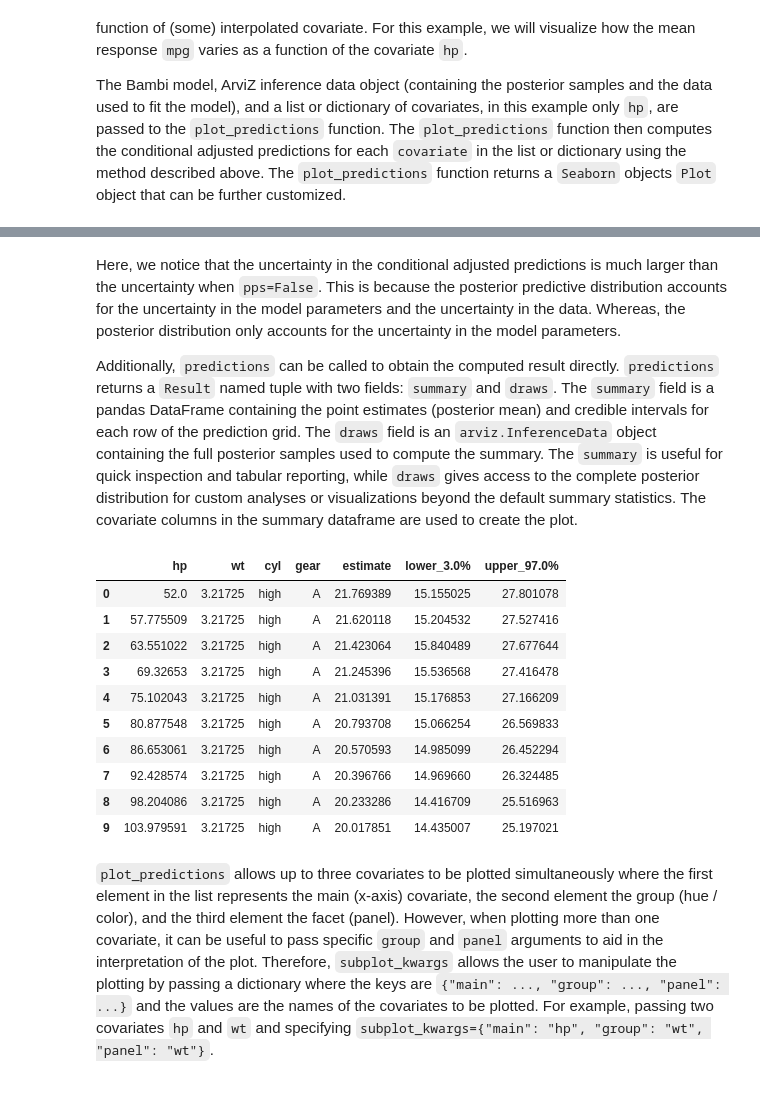
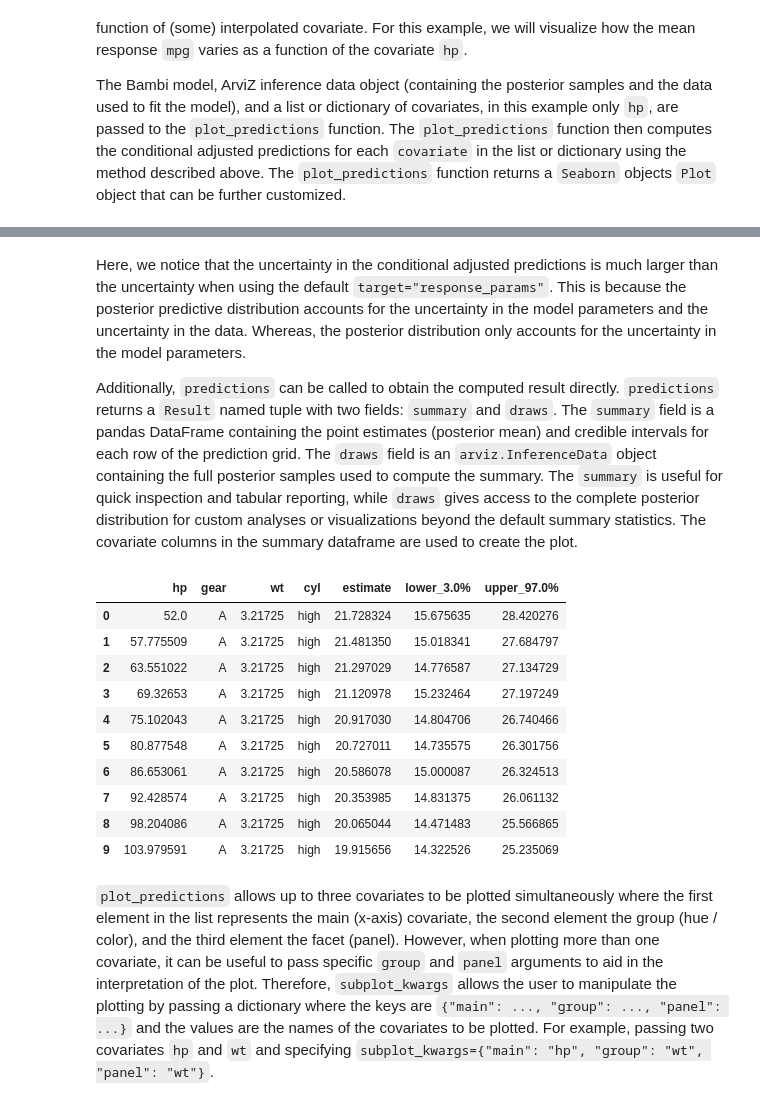
Before and after one commit to bambinos/bambi, a Jupyter notebook: docs/notebooks/plot_predictions.ipynb, the cells around one changed output, grey strips where cells are left out. Drawn from its saved outputs; the diff is of its cells as text; code cells hidden in the pictures.

```diff
--- a/docs/notebooks/plot_predictions.ipynb
+++ b/docs/notebooks/plot_predictions.ipynb
@@ -109,22 +109,22 @@ bmb.interpret.plot_predictions(model, idata, "hp", pps=True)
 # %% [markdown]
-Here, we notice that the uncertainty in the conditional adjusted predictions is much larger than the uncertainty when `pps=False`. This is because the posterior predictive distribution accounts for the uncertainty in the model parameters and the uncertainty in the data. Whereas, the posterior distribution only accounts for the uncertainty in the model parameters.
+Here, we notice that the uncertainty in the conditional adjusted predictions is much larger than the uncertainty when using the default `target="response_params"`. This is because the posterior predictive distribution accounts for the uncertainty in the model parameters and the uncertainty in the data. Whereas, the posterior distribution only accounts for the uncertainty in the model parameters.
 
 Additionally, `predictions` can be called to obtain the computed result directly. `predictions` returns a `Result` named tuple with two fields: `summary` and `draws`. The `summary` field is a pandas DataFrame containing the point estimates (posterior mean) and credible intervals for each row of the prediction grid. The `draws` field is an `arviz.InferenceData` object containing the full posterior samples used to compute the summary. The `summary` is useful for quick inspection and tabular reporting, while `draws` gives access to the complete posterior distribution for custom analyses or visualizations beyond the default summary statistics. The covariate columns in the summary dataframe are used to create the plot.
 # %%
-result = bmb.interpret.predictions(model, idata, "hp", pps=True)
+result = bmb.interpret.predictions(model, idata, "hp", target="response")
 result.summary.head(10)
 # %% [output]
-|  | hp | wt | cyl | gear | estimate | lower_3.0% | upper_97.0% |
-| 0 | 52.0 | 3.21725 | high | A | 21.769389 | 15.155025 | 27.801078 |
-| 1 | 57.775509 | 3.21725 | high | A | 21.620118 | 15.204532 | 27.527416 |
-| 2 | 63.551022 | 3.21725 | high | A | 21.423064 | 15.840489 | 27.677644 |
-| 3 | 69.32653 | 3.21725 | high | A | 21.245396 | 15.536568 | 27.416478 |
-| 4 | 75.102043 | 3.21725 | high | A | 21.031391 | 15.176853 | 27.166209 |
-| 5 | 80.877548 | 3.21725 | high | A | 20.793708 | 15.066254 | 26.569833 |
-| 6 | 86.653061 | 3.21725 | high | A | 20.570593 | 14.985099 | 26.452294 |
-| 7 | 92.428574 | 3.21725 | high | A | 20.396766 | 14.969660 | 26.324485 |
-| 8 | 98.204086 | 3.21725 | high | A | 20.233286 | 14.416709 | 25.516963 |
-| 9 | 103.979591 | 3.21725 | high | A | 20.017851 | 14.435007 | 25.197021 |
+|  | hp | gear | wt | cyl | estimate | lower_3.0% | upper_97.0% |
+| 0 | 52.0 | A | 3.21725 | high | 21.728324 | 15.675635 | 28.420276 |
+| 1 | 57.775509 | A | 3.21725 | high | 21.481350 | 15.018341 | 27.684797 |
+| 2 | 63.551022 | A | 3.21725 | high | 21.297029 | 14.776587 | 27.134729 |
+| 3 | 69.32653 | A | 3.21725 | high | 21.120978 | 15.232464 | 27.197249 |
+| 4 | 75.102043 | A | 3.21725 | high | 20.917030 | 14.804706 | 26.740466 |
+| 5 | 80.877548 | A | 3.21725 | high | 20.727011 | 14.735575 | 26.301756 |
+| 6 | 86.653061 | A | 3.21725 | high | 20.586078 | 15.000087 | 26.324513 |
+| 7 | 92.428574 | A | 3.21725 | high | 20.353985 | 14.831375 | 26.061132 |
+| 8 | 98.204086 | A | 3.21725 | high | 20.065044 | 14.471483 | 25.566865 |
+| 9 | 103.979591 | A | 3.21725 | high | 19.915656 | 14.322526 | 25.235069 |
 # %% [markdown]
 `plot_predictions` allows up to three covariates to be plotted simultaneously where the first element in the list represents the main (x-axis) covariate, the second element the group (hue / color), and the third element the facet (panel). However, when plotting more than one covariate, it can be useful to pass specific `group` and `panel` arguments to aid in the interpretation of the plot. Therefore, `subplot_kwargs` allows the user to manipulate the plotting by passing a dictionary where the keys are `{"main": ..., "group": ..., "panel": ...}` and the values are the names of the covariates to be plotted. For example, passing two covariates `hp` and `wt` and specifying `subplot_kwargs={"main": "hp", "group": "wt", "panel": "wt"}`.
 # %%
```
Also changed, not shown: parts of 19 cells of this notebook, 5 other files.
